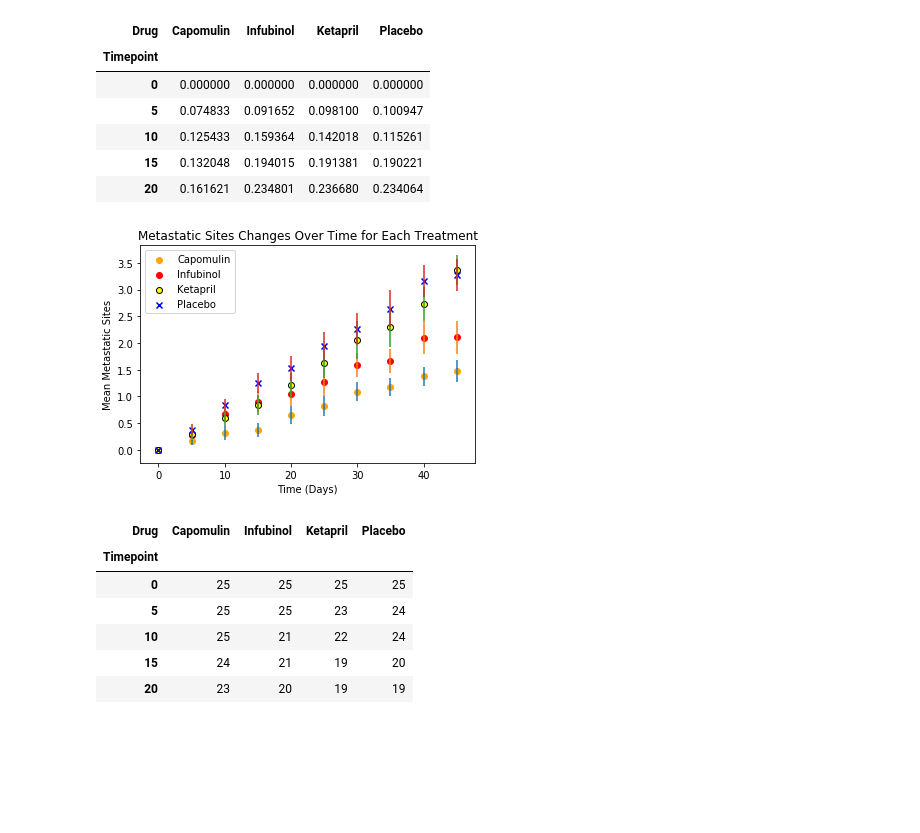
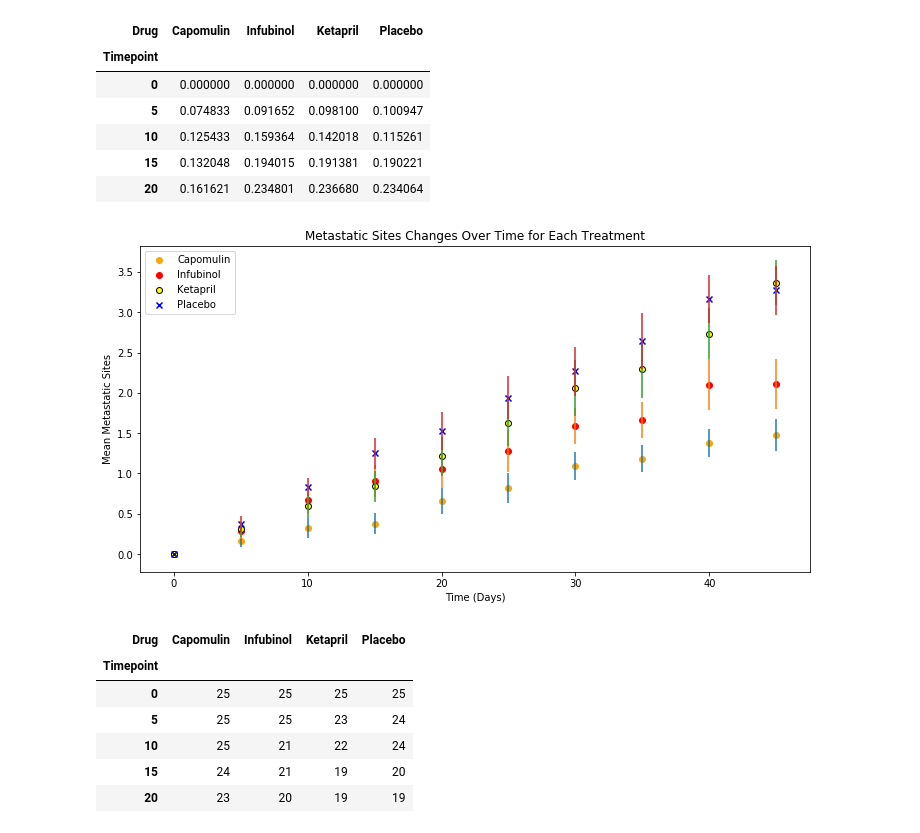
Before and after one commit to adamahrens/matplotlib-challenge, a Jupyter notebook: Pymaceuticals/Matplotlib.ipynb, the cells around one changed output. Saved outputs shown, nothing was run; the diff lists cells and outputs as text; code cells hidden in the pictures; blank space fills up the shorter version.

```diff
--- a/Pymaceuticals/Matplotlib.ipynb
+++ b/Pymaceuticals/Matplotlib.ipynb
@@ -157,28 +158,29 @@ metatastic_response_standard_error.head()
 # %%
 timepoints = metatastic_response.index
 
 # Adding label=None removes the errorbar from the legend
+plt.figure(figsize=(12, 6))
 plt.scatter(timepoints, metatastic_response['Capomulin'], marker="o", facecolors="orange", edgecolors="orange")
 plt.errorbar(timepoints, metatastic_response['Capomulin'], metatastic_response_standard_error['Capomulin'], fmt='none', label=None)
 
 plt.scatter(timepoints, metatastic_response['Infubinol'], marker="o", facecolors="red", edgecolors="red")
 plt.errorbar(timepoints, metatastic_response['Infubinol'], metatastic_response_standard_error['Infubinol'], fmt='none', label=None)
 
 plt.scatter(timepoints, metatastic_response['Ketapril'], marker="o", facecolors="yellow", edgecolors="black")
 plt.errorbar(timepoints, metatastic_response['Ketapril'], metatastic_response_standard_error['Ketapril'], fmt='none', label=None)
 
 plt.scatter(timepoints, metatastic_response['Placebo'], marker="x", facecolors="blue")
 plt.errorbar(timepoints, metatastic_response['Placebo'], metatastic_response_standard_error['Placebo'], fmt='none', label=None)
 
 plt.legend()
 
 plt.title('Metastatic Sites Changes Over Time for Each Treatment')
 plt.xlabel('Time (Days)')
 plt.ylabel('Mean Metastatic Sites')
 plt.savefig("../Pymaceuticals/Metastatic-Sites-Changes-Over-Time-for-Each-Treatment.png")
 plt.show()
 # %% [output]
-[figure, old version]
+[figure, new version]
 # %%
 # Survival Rates of Mice
 mice_counts = complete_data.groupby(['Drug', 'Timepoint']).agg({'Mouse ID' : 'count'}).reset_index()
```
Also changed, not shown: parts of 3 cells of this notebook, 3 other files.
